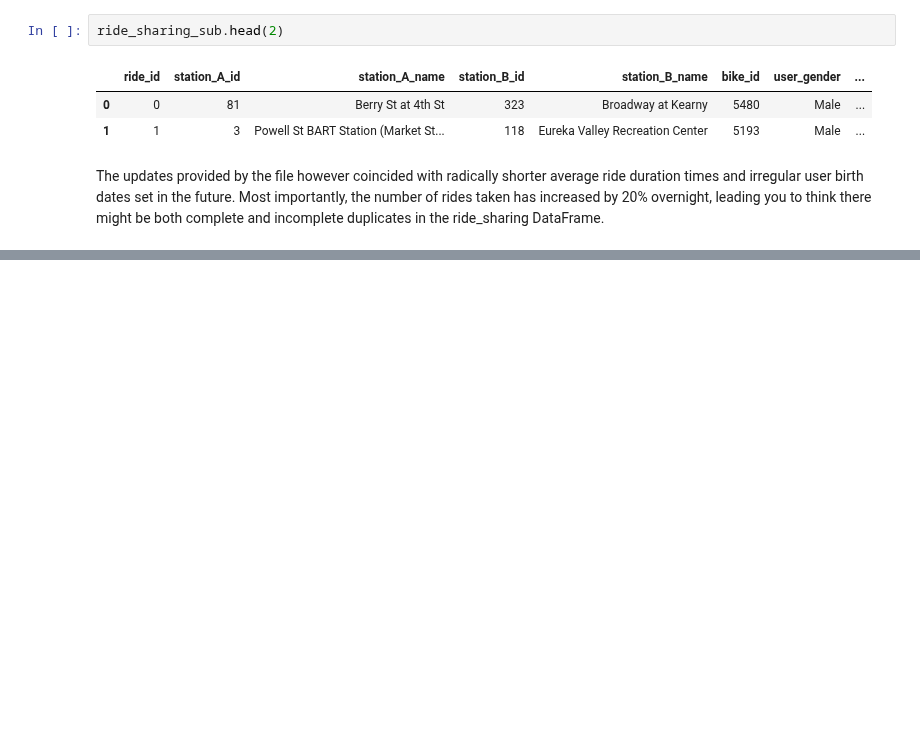
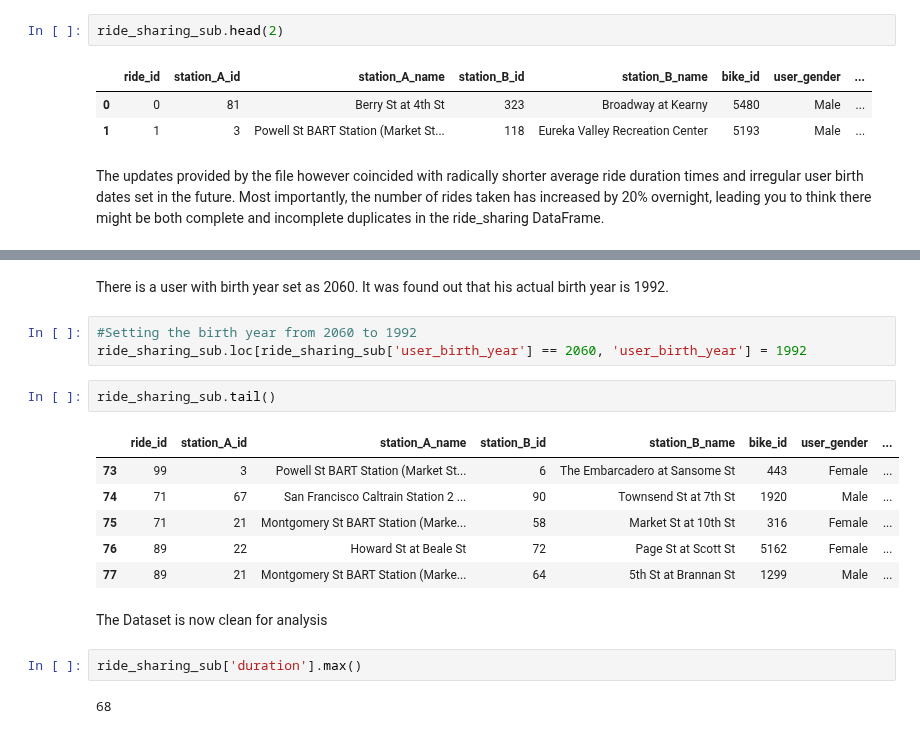
Before and after one commit to joeelorm/Projects, a Jupyter notebook: Data Cleaning/Data Cleaning.ipynb, the cells around one changed output, grey strips where cells are left out. Drawn from its saved outputs; the diff is of its cells as text; blank space fills up the shorter version.

```diff
--- a/Data Cleaning/Data Cleaning.ipynb
+++ b/Data Cleaning/Data Cleaning.ipynb
@@ -340,0 +424,20 @@ The updates provided by the file however coincided with radically shorter averag
+# %% [markdown]
+There is a user with birth year set as 2060. It was found out that his actual birth year is 1992.
+# %%
+#Setting the birth year from 2060 to 1992
+ride_sharing_sub.loc[ride_sharing_sub['user_birth_year'] == 2060, 'user_birth_year'] = 1992
+# %%
+ride_sharing_sub.tail()
+# %% [output]
+|  | ride_id | station_A_id | station_A_name | station_B_id | station_B_name | bike_id | user_gender | ... |
+| 73 | 99 | 3 | Powell St BART Station (Market St... | 6 | The Embarcadero at Sansome St | 443 | Female | ... |
+| 74 | 71 | 67 | San Francisco Caltrain Station 2 ... | 90 | Townsend St at 7th St | 1920 | Male | ... |
+| 75 | 71 | 21 | Montgomery St BART Station (Marke... | 58 | Market St at 10th St | 316 | Female | ... |
+| 76 | 89 | 22 | Howard St at Beale St | 72 | Page St at Scott St | 5162 | Female | ... |
+| 77 | 89 | 21 | Montgomery St BART Station (Marke... | 64 | 5th St at Brannan St | 1299 | Male | ... |
+# %% [markdown]
+The Dataset is now clean for analysis
+# %%
+ride_sharing_sub['duration'].max()
+# %% [output]
+68
```
Also changed, not shown: parts of 19 cells of this notebook.
